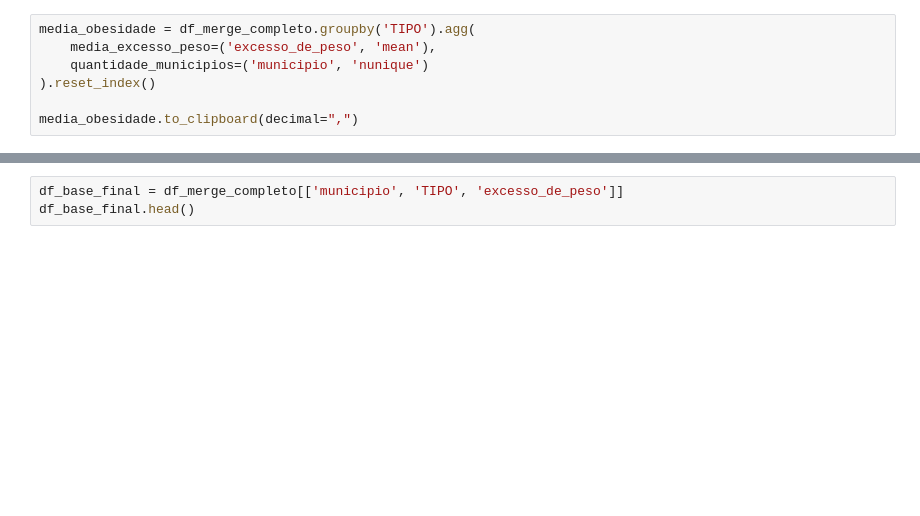
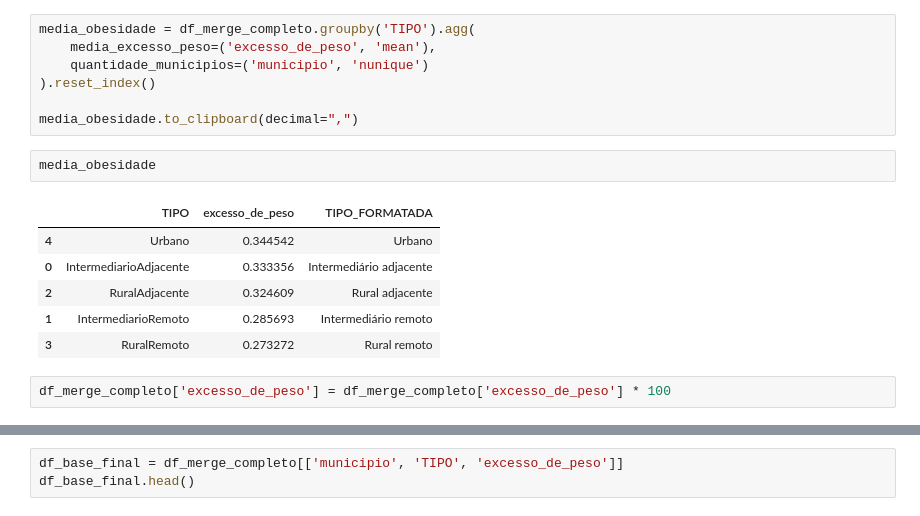
Before and after one commit to ImpulsoGov/dados-para-midia, a Jupyter notebook: adolescente/analise_geral/analise_ate_2024.ipynb, the cells around one changed output, grey strips where cells are left out. Cells and saved outputs as stored; diff of their text form; blank space fills up the shorter version.

```diff
--- a/adolescente/analise_geral/analise_ate_2024.ipynb
+++ b/adolescente/analise_geral/analise_ate_2024.ipynb
@@ -266,6 +293,17 @@ media_obesidade = df_merge_completo.groupby('TIPO').agg(
 ).reset_index()
 
 media_obesidade.to_clipboard(decimal=",")
+# %%
+media_obesidade
+# %% [output]
+|  | TIPO | excesso_de_peso | TIPO_FORMATADA |
+| 4 | Urbano | 0.344542 | Urbano |
+| 0 | IntermediarioAdjacente | 0.333356 | Intermediário adjacente |
+| 2 | RuralAdjacente | 0.324609 | Rural adjacente |
+| 1 | IntermediarioRemoto | 0.285693 | Intermediário remoto |
+| 3 | RuralRemoto | 0.273272 | Rural remoto |
+# %%
+df_merge_completo['excesso_de_peso'] = df_merge_completo['excesso_de_peso'] * 100
 # %%
 nomes_formatados = {
     'Urbano': 'Urbano',
```
Also changed, not shown: parts of 5 cells of this notebook, 14 other files.
